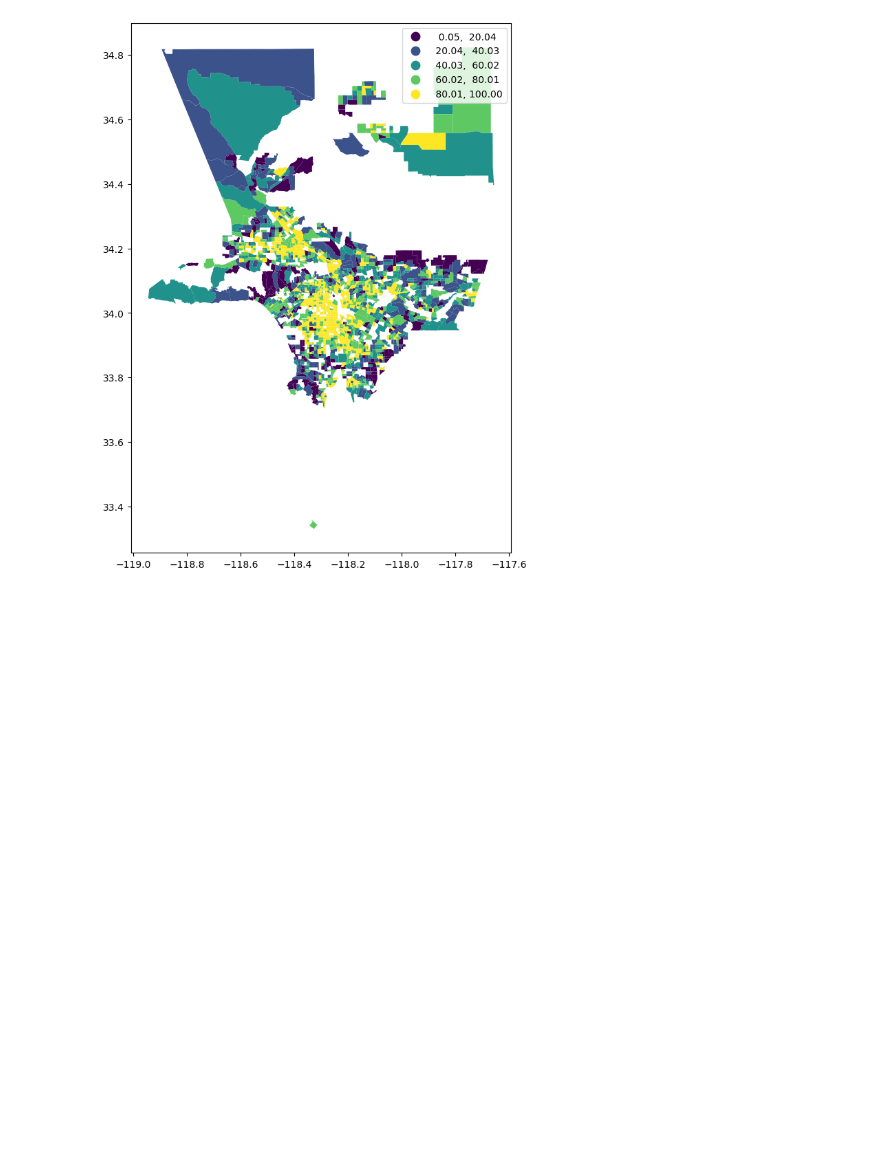
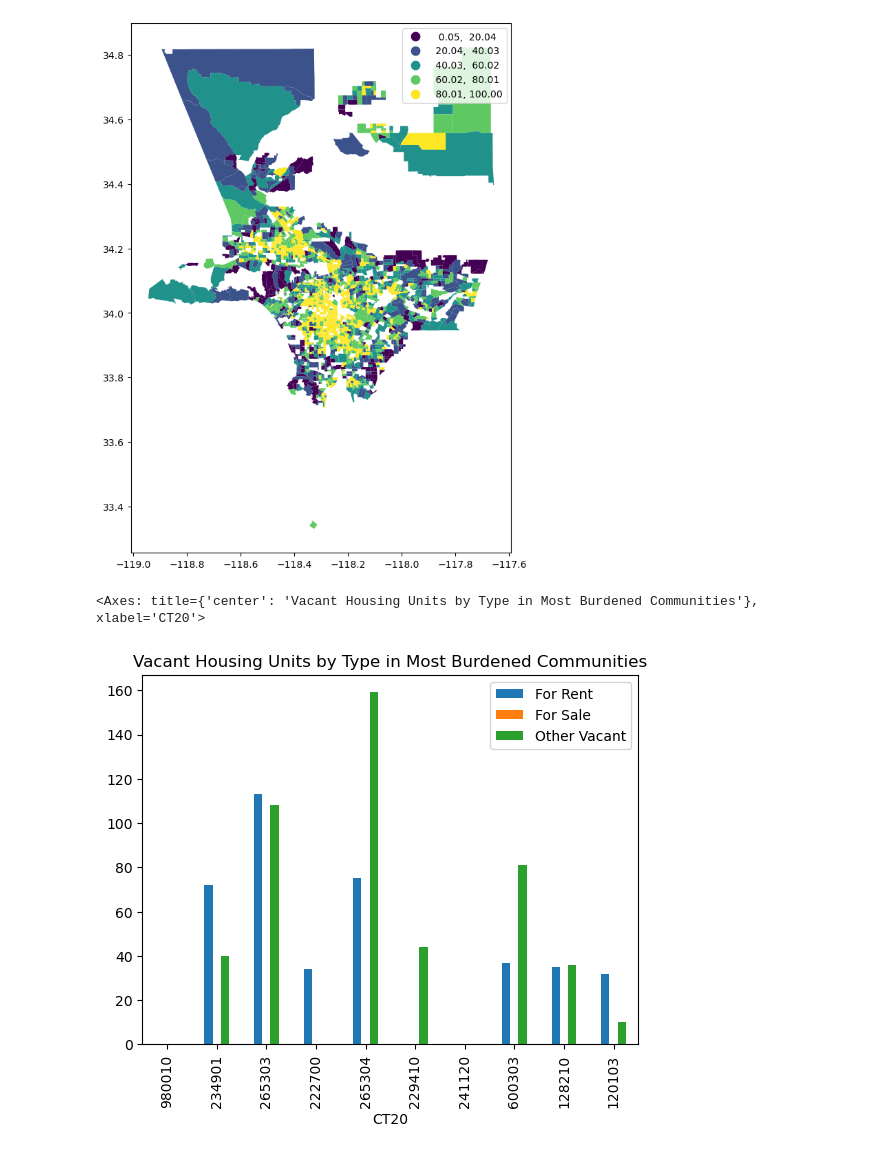
Before and after one commit to granieri723/UP221_2025Fire_HousingBurden, a Jupyter notebook: Assignments/ranieri_midterm.ipynb, the cells around one changed output. Cells and saved outputs as stored; diff of their text form; code cells hidden in the pictures; blank space fills up the shorter version.

```diff
--- a/Assignments/ranieri_midterm.ipynb
+++ b/Assignments/ranieri_midterm.ipynb
@@ -290,3 +290,11 @@ df4.plot(column='Housing Burden Pctl', figsize=(12,10), legend=True, scheme='equ
 # %% [output]
 <Axes: >
 [figure]
+# %%
+df_sorted = df4.sort_values(by='Housing Burden', ascending=False)
+# %%
+df_sorted.head(10).plot.bar(x='CT20', y=['For Rent','For Sale','Other Vacant'],
+                            title='Vacant Housing Units by Type in Most Burdened Communities')
+# %% [output]
+<Axes: title={'center': 'Vacant Housing Units by Type in Most Burdened Communities'}, xlabel='CT20'>
+[figure, added]
```
